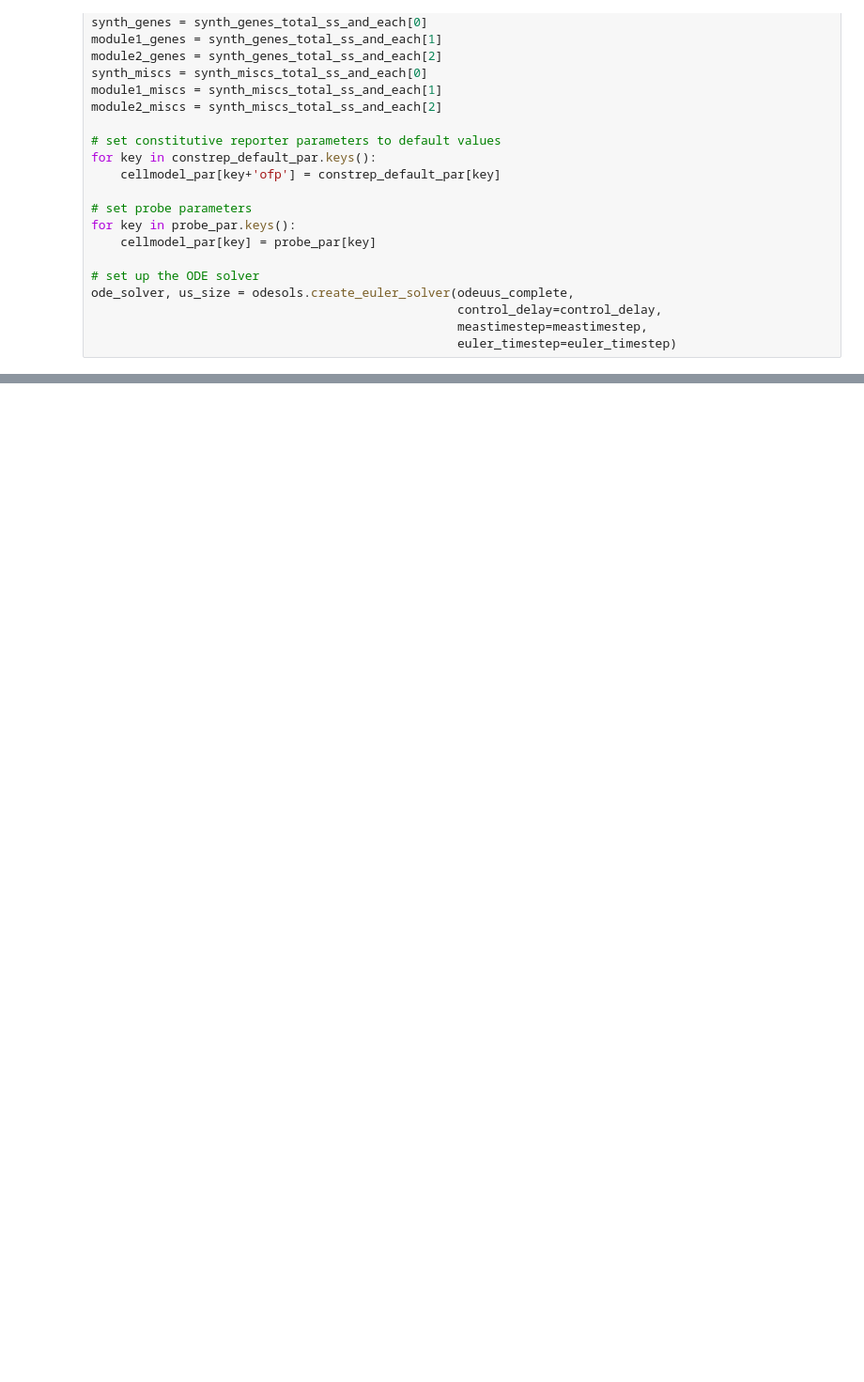
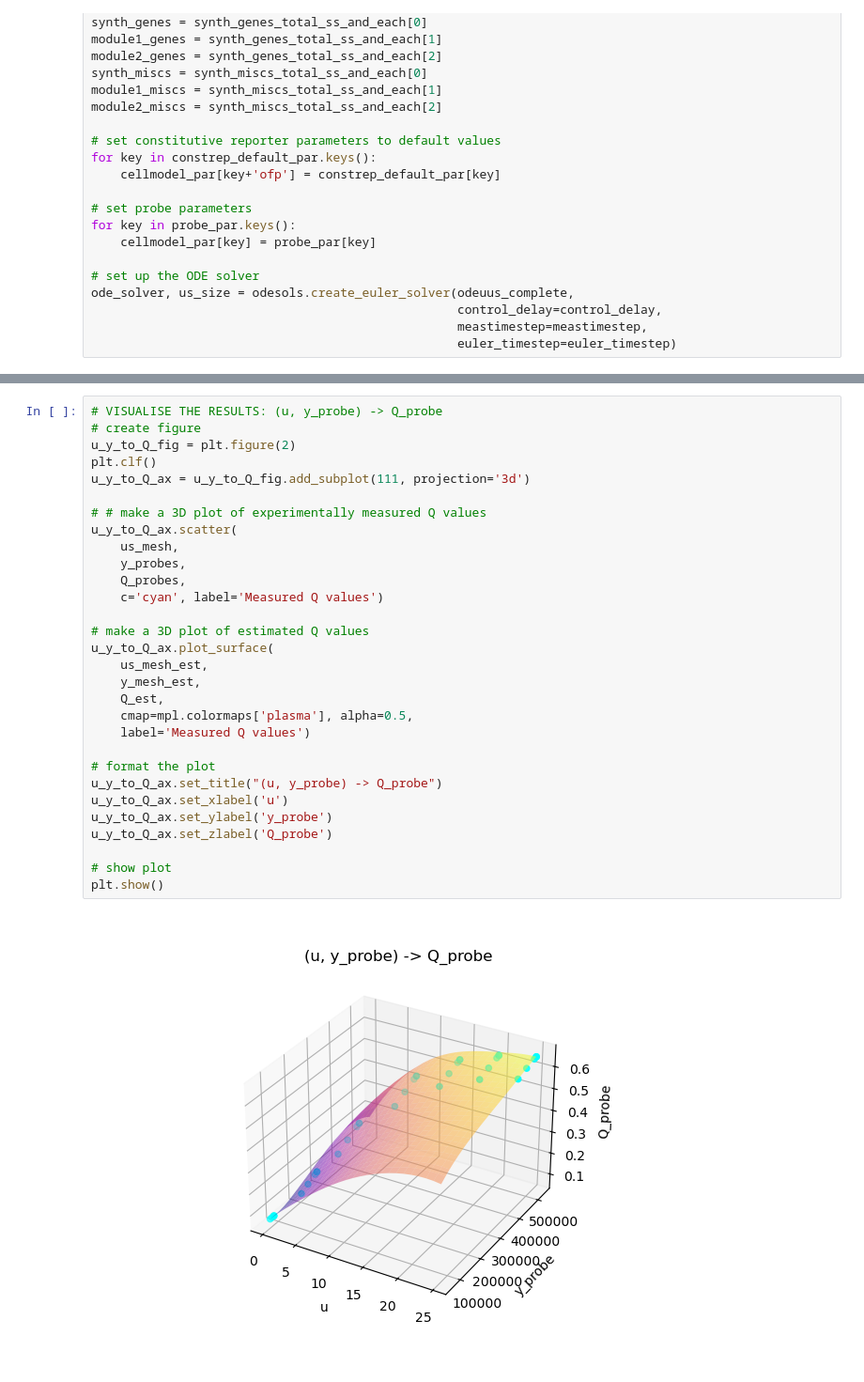
Before and after one commit to KSechkar/CoBa_CRAB, a Jupyter notebook: probe_characterisation/probe_characterisation.ipynb, the cells around one changed output, grey strips where cells are left out. Shown at 94% size. Saved outputs shown, nothing was run; the diff lists cells and outputs as text; blank space fills up the shorter version.

```diff
--- a/probe_characterisation/probe_characterisation.ipynb
+++ b/probe_characterisation/probe_characterisation.ipynb
@@ -482,3 +529,35 @@ plt.show()
+# %%
+# VISUALISE THE RESULTS: (u, y_probe) -> Q_probe
+# create figure
+u_y_to_Q_fig = plt.figure(2)
+plt.clf()
+u_y_to_Q_ax = u_y_to_Q_fig.add_subplot(111, projection='3d')
+
+# # make a 3D plot of experimentally measured Q values
+u_y_to_Q_ax.scatter(
+    us_mesh,
+    y_probes,
+    Q_probes,
+    c='cyan', label='Measured Q values')
+
+# make a 3D plot of estimated Q values
+u_y_to_Q_ax.plot_surface(
+    us_mesh_est,
+    y_mesh_est,
+    Q_est,
+    cmap=mpl.colormaps['plasma'], alpha=0.5,
+    label='Measured Q values')
+
+# format the plot
+u_y_to_Q_ax.set_title("(u, y_probe) -> Q_probe")
+u_y_to_Q_ax.set_xlabel('u')
+u_y_to_Q_ax.set_ylabel('y_probe')
+u_y_to_Q_ax.set_zlabel('Q_probe')
+
+# show plot
+plt.show()
+# %% [output]
+[figure, added]
 # %%
 # VISUALISE THE RESULTS: (u, y_probe) -> Qdash_probe
 # create figure
```
Also changed, not shown: parts of 11 cells of this notebook, 1 other file.
